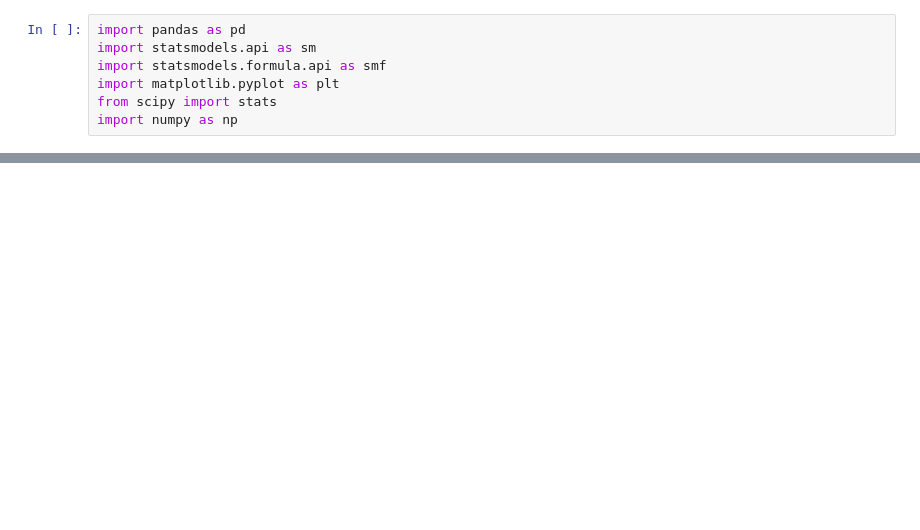
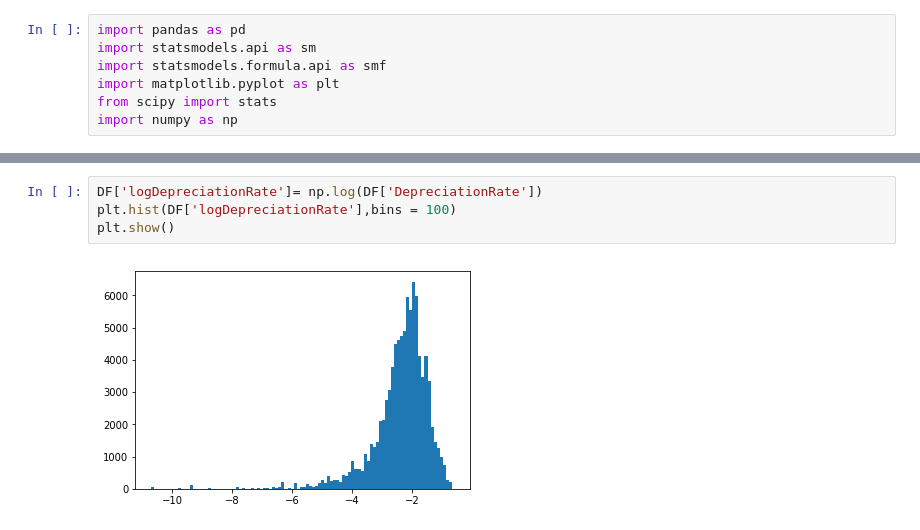
Before and after one commit to ZhuoShan/INFO370FinalProject, a Jupyter notebook: finalAnalysis.ipynb, the cells around one changed output, grey strips where cells are left out. Drawn from its saved outputs; the diff is of its cells as text; blank space fills up the shorter version.

```diff
--- a/finalAnalysis.ipynb
+++ b/finalAnalysis.ipynb
@@ -11 +33,7 @@ DF=DF.rename(columns = {'Vehicle Type':'vehicleType'})
+# %%
+DF['logDepreciationRate']= np.log(DF['DepreciationRate'])
+plt.hist(DF['logDepreciationRate'],bins = 100)
+plt.show()
+# %% [output]
+[figure, added]
 # %%
```
Also changed, not shown: parts of 9 cells of this notebook, 2 other files.
